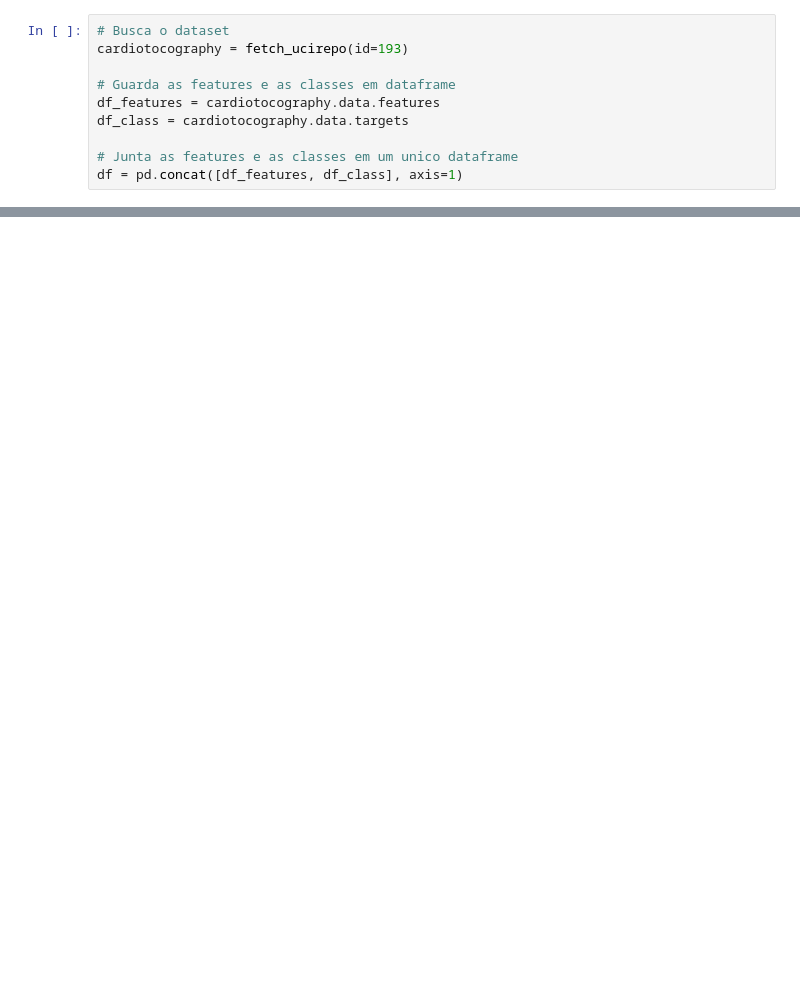
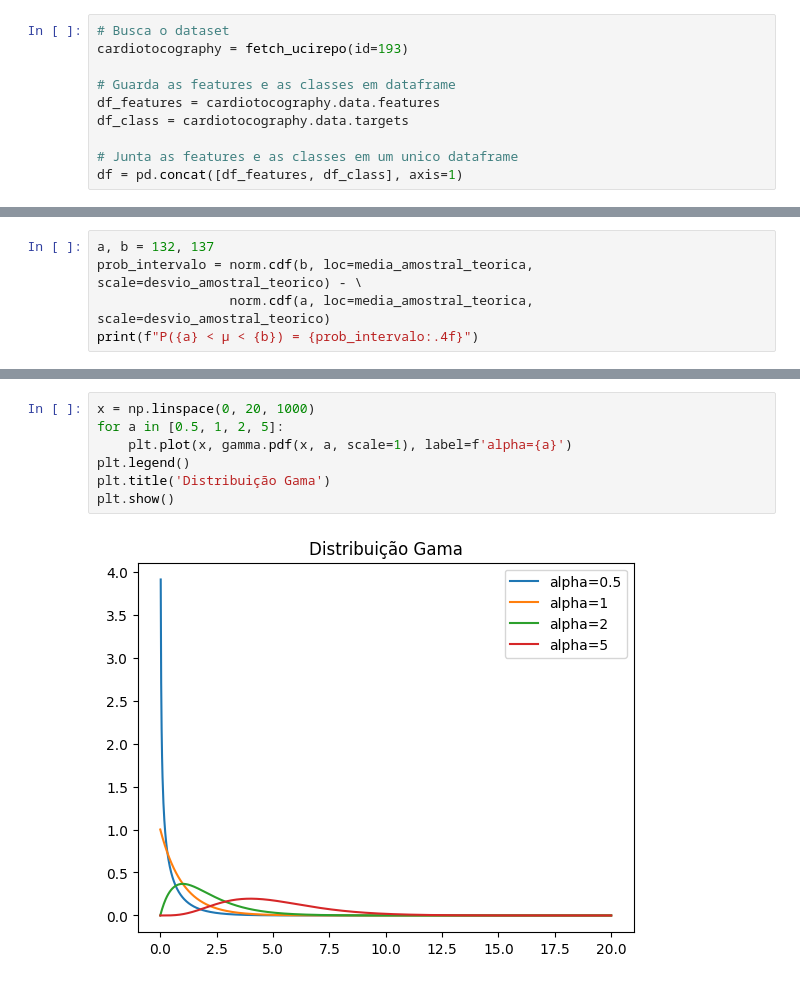
Before and after one commit to marcoss00/fundamentos_ia_data_science, a Jupyter notebook: Atividade_3_Sample_distribution_and_sampling_distribution,_TLC_and_p_value.ipynb, the cells around one changed output, grey strips where cells are left out. Saved outputs shown, nothing was run; the diff lists cells and outputs as text; blank space fills up the shorter version.

```diff
--- a/Atividade_3_Sample_distribution_and_sampling_distribution,_TLC_and_p_value.ipynb
+++ b/Atividade_3_Sample_distribution_and_sampling_distribution,_TLC_and_p_value.ipynb
@@ -58,0 +103,5 @@ mu, sigma = norm.fit(dados_artificiais)
+# %%
+a, b = 132, 137
+prob_intervalo = norm.cdf(b, loc=media_amostral_teorica, scale=desvio_amostral_teorico) - \
+                 norm.cdf(a, loc=media_amostral_teorica, scale=desvio_amostral_teorico)
+print(f"P({a} < μ < {b}) = {prob_intervalo:.4f}")
@@ -58,0 +150,9 @@ mu, sigma = norm.fit(dados_artificiais)
+# %%
+x = np.linspace(0, 20, 1000)
+for a in [0.5, 1, 2, 5]:
+    plt.plot(x, gamma.pdf(x, a, scale=1), label=f'alpha={a}')
+plt.legend()
+plt.title('Distribuição Gama')
+plt.show()
+# %% [output]
+[figure, added]
```
Also changed, not shown: parts of 33 cells of this notebook.
